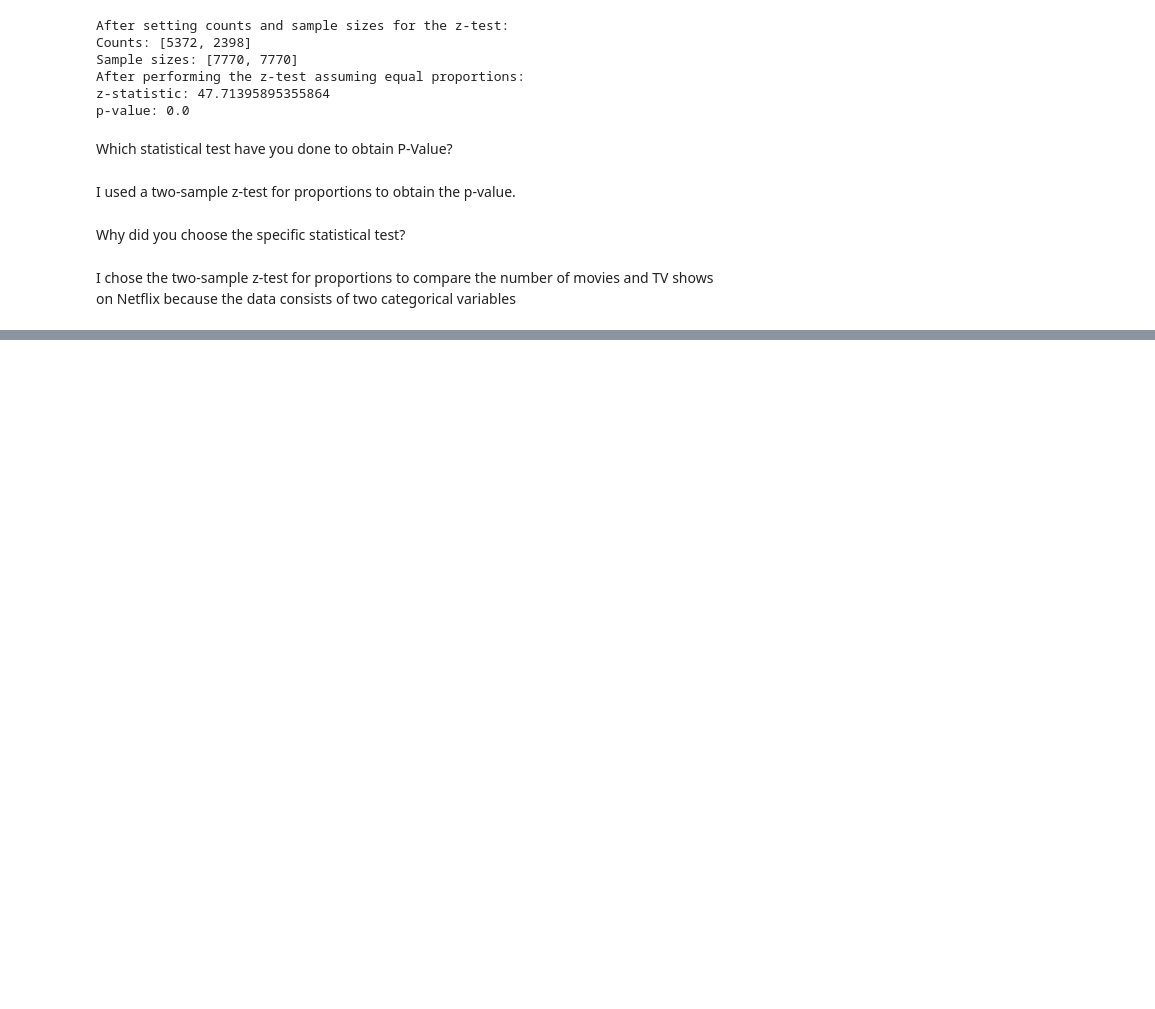
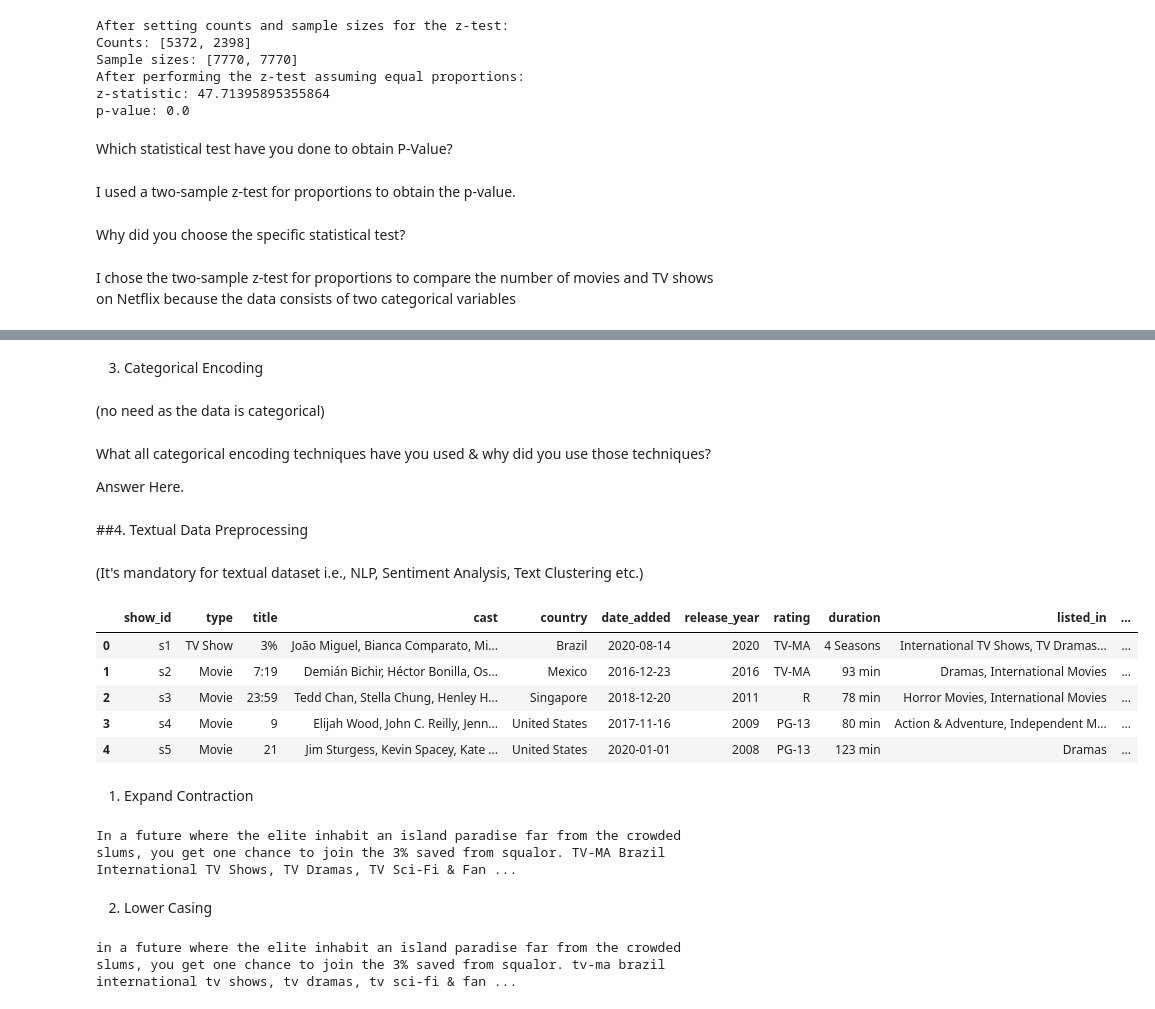
Before and after one commit to nurujjaman19999/Netflix-Movies-and-TV-Shows-Clustering, a Jupyter notebook: Netflix_Movies_and_TV_Shows_Clustering.ipynb, the cells around one changed output, grey strips where cells are left out. Saved outputs shown, nothing was run; the diff lists cells and outputs as text; code cells hidden in the pictures; blank space fills up the shorter version.

```diff
--- a/Netflix_Movies_and_TV_Shows_Clustering.ipynb
+++ b/Netflix_Movies_and_TV_Shows_Clustering.ipynb
@@ -1048,0 +1084,23 @@ I chose the two-sample z-test for proportions to compare the number of movies an
+# %% [markdown]
+3. Categorical Encoding
+# %% [markdown]
+(no need as the data is categorical)
+# %% [markdown]
+What all categorical encoding techniques have you used & why did you use those techniques?
+
+Answer Here.
+# %% [markdown]
+##4. Textual Data Preprocessing
+# %% [markdown]
+(It's mandatory for textual dataset i.e., NLP, Sentiment Analysis, Text Clustering etc.)
+# %%
+df.head()
+# %% [output]
+|  | show_id | type | title | cast | country | date_added | release_year | rating | duration | listed_in | ... |
+| 0 | s1 | TV Show | 3% | João Miguel, Bianca Comparato, Mi... | Brazil | 2020-08-14 | 2020 | TV-MA | 4 Seasons | International TV Shows, TV Dramas... | ... |
+| 1 | s2 | Movie | 7:19 | Demián Bichir, Héctor Bonilla, Os... | Mexico | 2016-12-23 | 2016 | TV-MA | 93 min | Dramas, International Movies | ... |
+| 2 | s3 | Movie | 23:59 | Tedd Chan, Stella Chung, Henley H... | Singapore | 2018-12-20 | 2011 | R | 78 min | Horror Movies, International Movies | ... |
+| 3 | s4 | Movie | 9 | Elijah Wood, John C. Reilly, Jenn... | United States | 2017-11-16 | 2009 | PG-13 | 80 min | Action & Adventure, Independent M... | ... |
+| 4 | s5 | Movie | 21 | Jim Sturgess, Kevin Spacey, Kate ... | United States | 2020-01-01 | 2008 | PG-13 | 123 min | Dramas | ... |
+# %% [markdown]
+1. Expand Contraction
@@ -1048,0 +1112,19 @@ I chose the two-sample z-test for proportions to compare the number of movies an
+# %%
+# cross checking our result for the function created
+print(df['tags'][0])
+# %% [output]
+In a future where the elite inhabit an island paradise far from the crowded slums, you get one chance to join the 3% saved from squalor. TV-MA Brazil International TV Shows, TV Dramas, TV Sci-Fi & Fan ...
+# %% [markdown]
+2. Lower Casing
+# %%
+# Lower Casing
+def to_lower(x):
+  return x.lower()
+
+# Apply the to_lower() function to the 'tags' column of the DataFrame
+df['tags'] = df['tags'].apply(to_lower)
+
+# cross checking our result for the function created
+print(df['tags'][0])
+# %% [output]
+in a future where the elite inhabit an island paradise far from the crowded slums, you get one chance to join the 3% saved from squalor. tv-ma brazil international tv shows, tv dramas, tv sci-fi & fan ...
```
Also changed, not shown: parts of 50 cells of this notebook.
